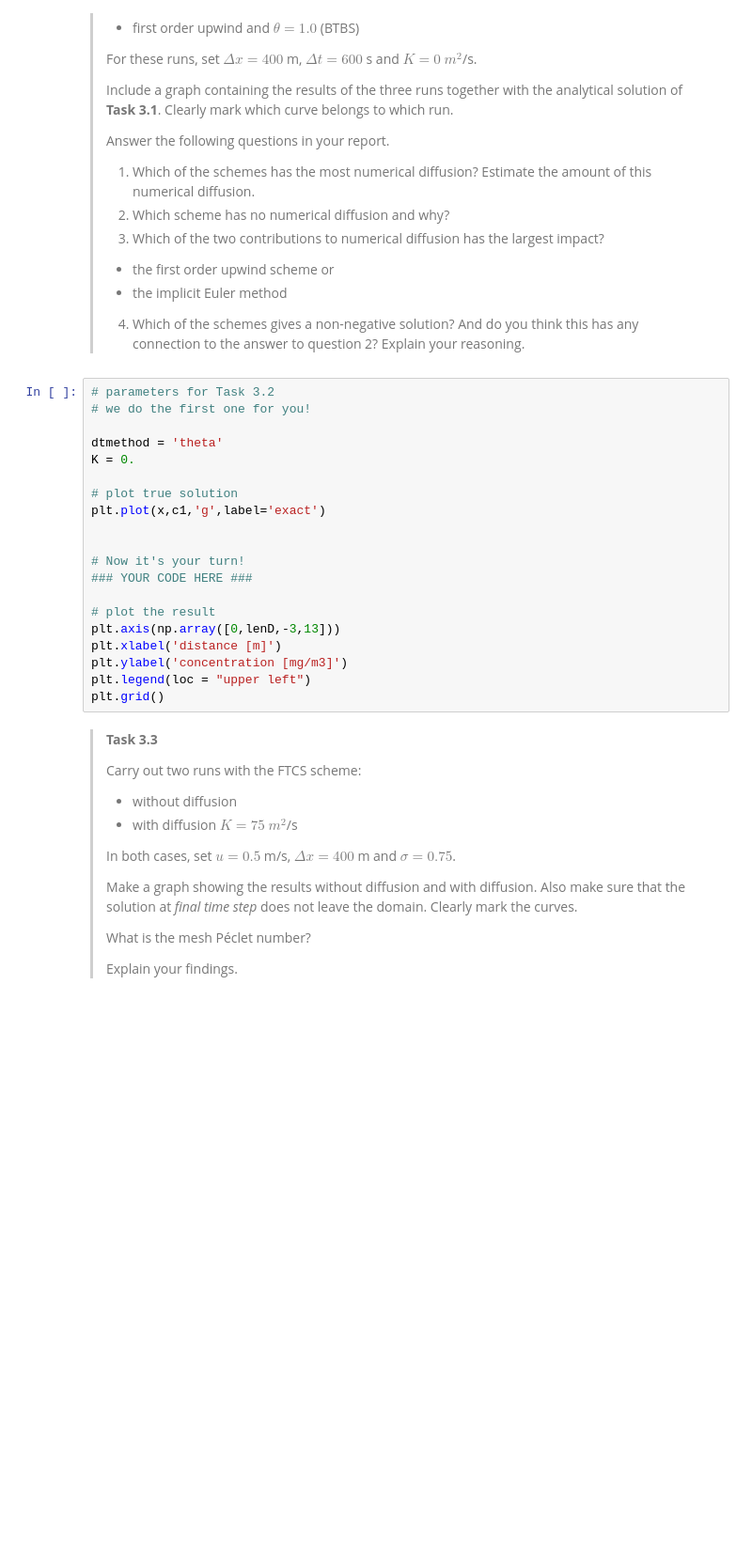
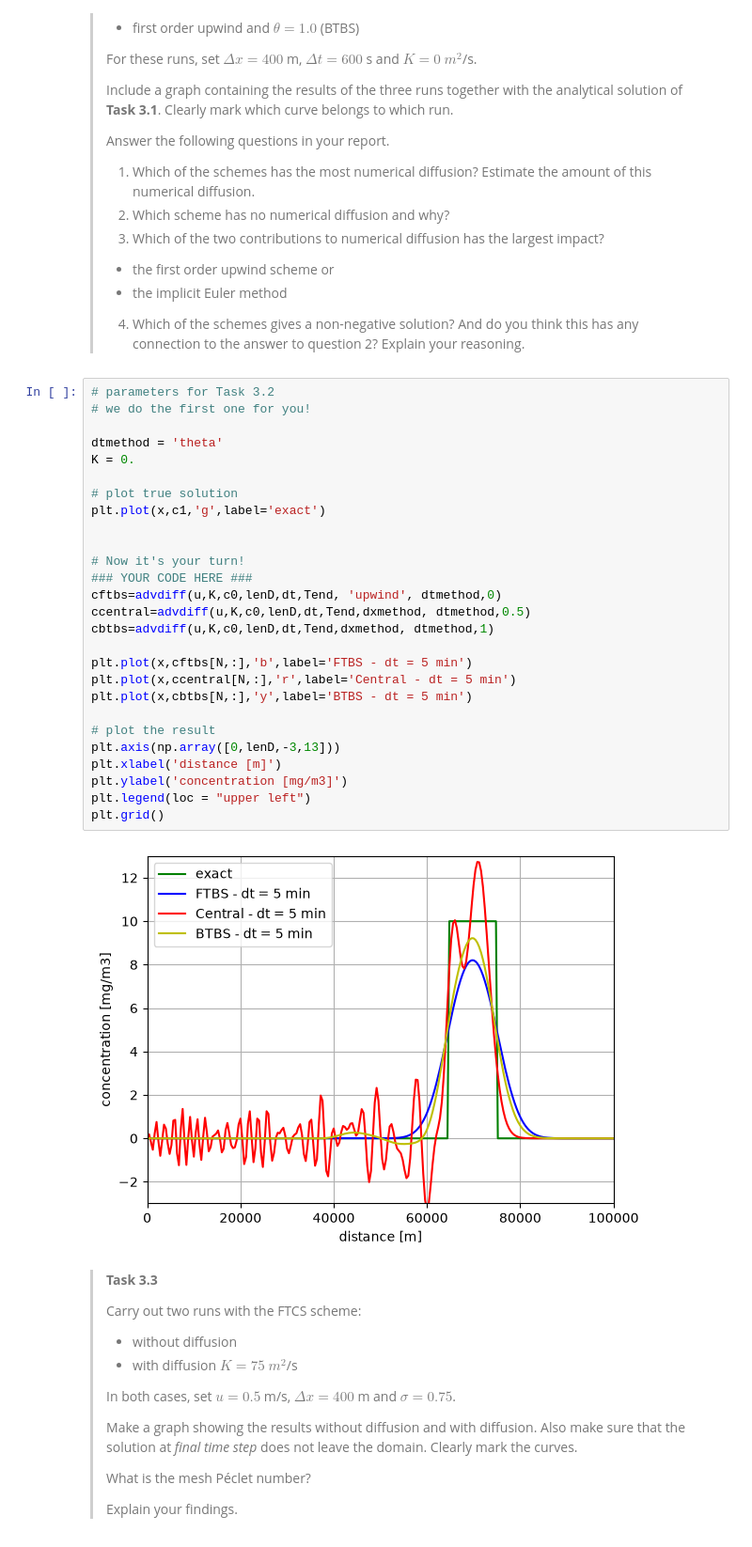
Before and after one commit to Thijs12-maxter/Q2week123, a Jupyter notebook: all_files_GA_2_1/grp09.ipynb, the cells around one changed output. Shown at 94% size. Drawn from its saved outputs; the diff is of its cells as text; blank space fills up the shorter version.

```diff
--- a/all_files_GA_2_1/grp09.ipynb
+++ b/all_files_GA_2_1/grp09.ipynb
@@ -324,23 +337,32 @@ plt.grid()
 # %%
 # parameters for Task 3.2
 # we do the first one for you!
 
 dtmethod = 'theta'
 K = 0.
 
 # plot true solution
 plt.plot(x,c1,'g',label='exact')
 
 
 # Now it's your turn!
 ### YOUR CODE HERE ###
+cftbs=advdiff(u,K,c0,lenD,dt,Tend, 'upwind', dtmethod,0)
+ccentral=advdiff(u,K,c0,lenD,dt,Tend,dxmethod, dtmethod,0.5)
+cbtbs=advdiff(u,K,c0,lenD,dt,Tend,dxmethod, dtmethod,1)
+
+plt.plot(x,cftbs[N,:],'b',label='FTBS - dt = 5 min')
+plt.plot(x,ccentral[N,:],'r',label='Central - dt = 5 min')
+plt.plot(x,cbtbs[N,:],'y',label='BTBS - dt = 5 min')
 
 # plot the result
 plt.axis(np.array([0,lenD,-3,13]))
 plt.xlabel('distance [m]')
 plt.ylabel('concentration [mg/m3]')
 plt.legend(loc = "upper left")
 plt.grid()
+# %% [output]
+[figure, added]
 # %% [markdown]
 >**Task 3.3**
 >
```
Also changed, not shown: parts of 7 cells of this notebook.
